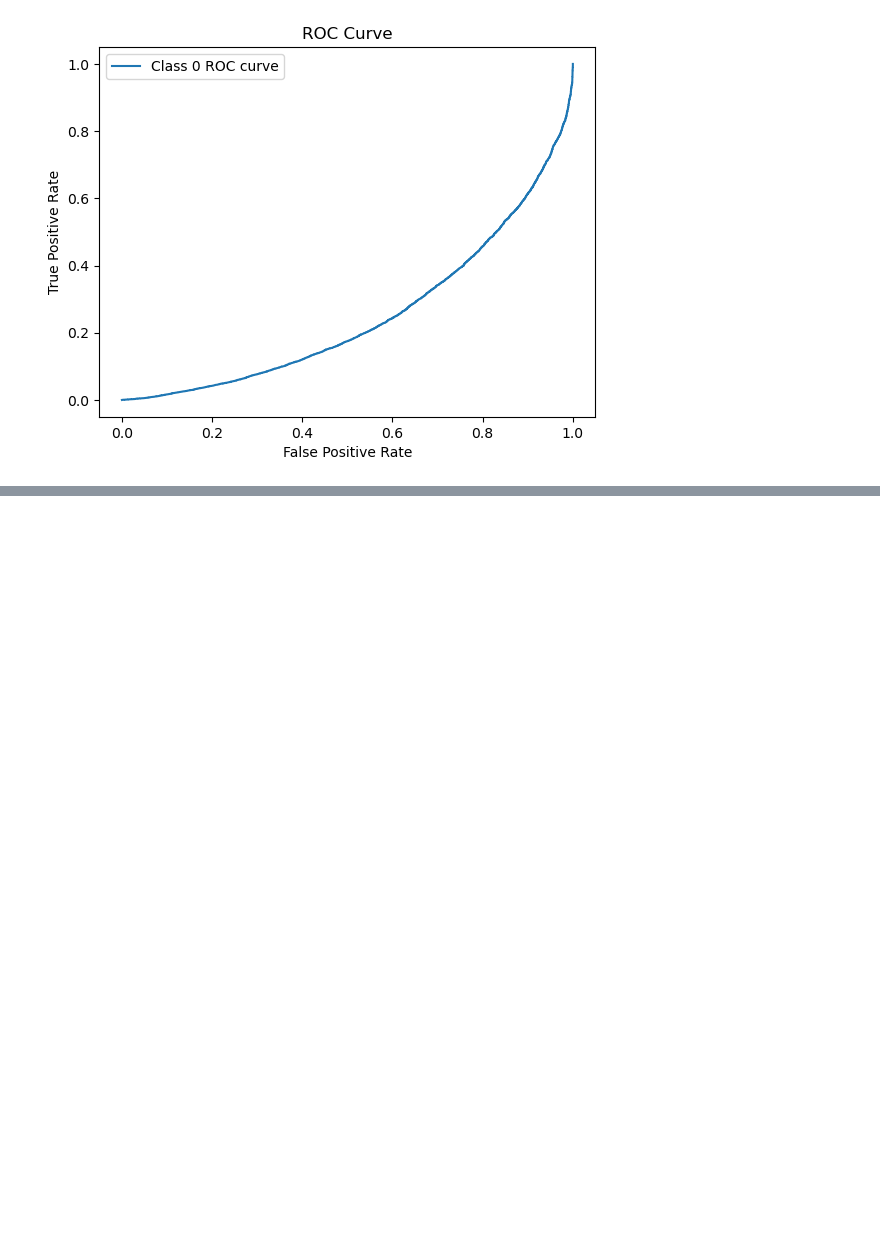
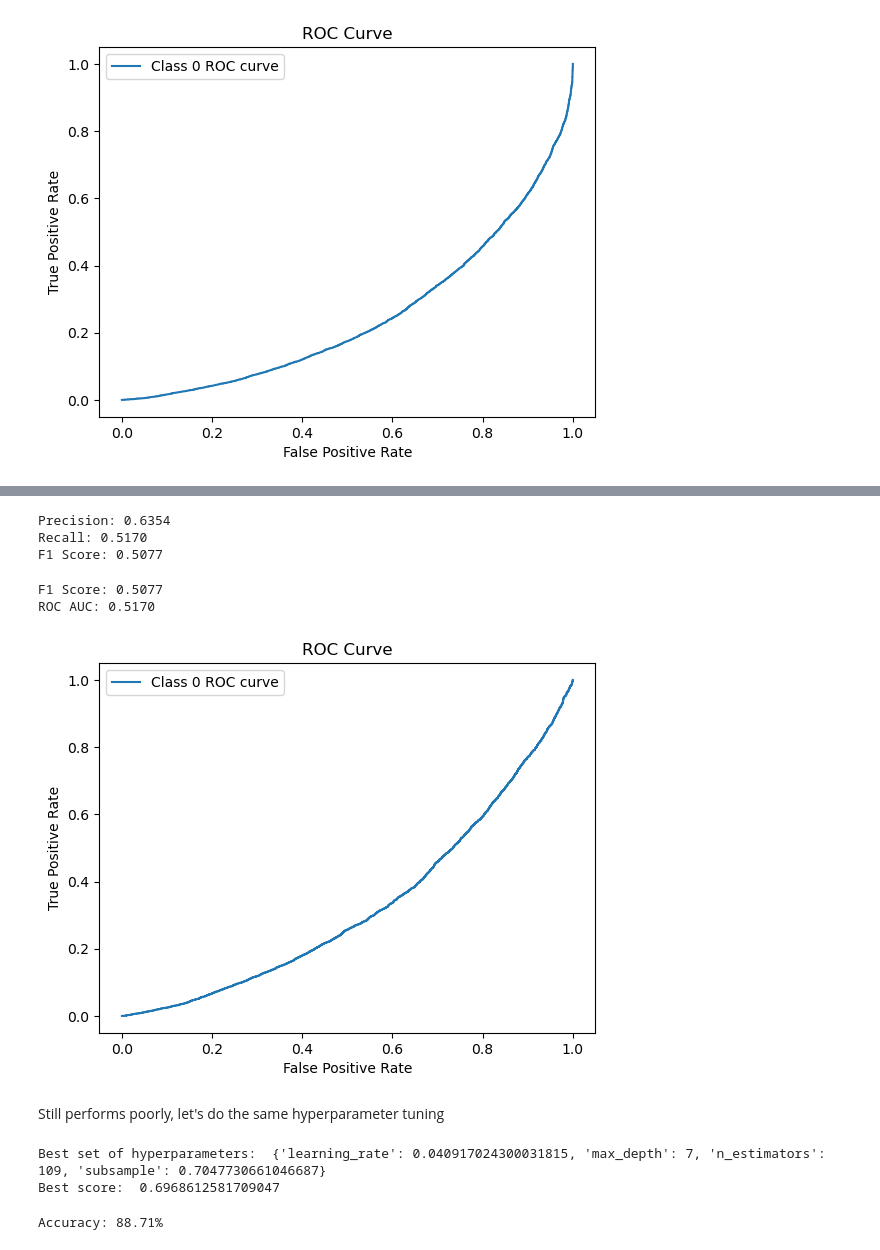
Before and after one commit to charlesbenfer/stuff_plus, a Jupyter notebook: data_analysis/xgboost.ipynb, the cells around one changed output, grey strips where cells are left out. Drawn from its saved outputs; the diff is of its cells as text; code cells hidden in the pictures; blank space fills up the shorter version.

```diff
--- a/data_analysis/xgboost.ipynb
+++ b/data_analysis/xgboost.ipynb
@@ -352,0 +384,70 @@ Even with some hyperparameter optimization, we still do not get a great performi
+# %%
+plt.show()
+precision = precision_score(y_test, predictions, average='macro')
+recall = recall_score(y_test, predictions, average='macro')
+f1 = f1_score(y_test, predictions, average='macro')
+
+print(f'Precision: {precision:.4f}')
+print(f'Recall: {recall:.4f}')
+print(f'F1 Score: {f1:.4f}')
+# %% [output]
+Precision: 0.6354
+Recall: 0.5170
+F1 Score: 0.5077
+# %%
+print(f'F1 Score: {f1:.4f}')
+y_pred_prob = model.predict_proba(X_test)[:, 1]
+roc_auc = roc_auc_score(y_test, predictions, multi_class='ovr')
+
+print(f'ROC AUC: {roc_auc:.4f}')
+
+# Plotting ROC Curve for one class (e.g., class 0)
+fpr, tpr, _ = roc_curve(y_test == 0, y_pred_prob)
+plt.plot(fpr, tpr, label='Class 0 ROC curve')
+plt.xlabel('False Positive Rate')
+plt.ylabel('True Positive Rate')
+plt.title('ROC Curve')
+plt.legend(loc='best')
+plt.show()
+# %% [output]
+F1 Score: 0.5077
+ROC AUC: 0.5170
+[figure, added]
+# %% [markdown]
+Still performs poorly, let's do the same hyperparameter tuning
+# %%
+# Define the hyperparameter distributions
+param_dist = {
+    'max_depth': stats.randint(3, 10),
+    'learning_rate': stats.uniform(0.01, 0.1),
+    'subsample': stats.uniform(0.5, 0.5),
+    'n_estimators':stats.randint(50, 200)
+}
+
+# Create the XGBoost model object
+xgb_model = XGBClassifier()
+
+# Create the RandomizedSearchCV object
+random_search = RandomizedSearchCV(xgb_model, param_distributions=param_dist, n_iter=10, cv=5, scoring='roc_auc')
+
+# Fit the RandomizedSearchCV object to the training data
+random_search.fit(X_train, y_train)
+
+# Print the best set of hyperparameters and the corresponding score
+print("Best set of hyperparameters: ", random_search.best_params_)
+print("Best score: ", random_search.best_score_)
+# %% [output]
+Best set of hyperparameters:  {'learning_rate': 0.040917024300031815, 'max_depth': 7, 'n_estimators': 109, 'subsample': 0.7047730661046687}
+Best score:  0.6968612581709047
+# %%
+best_xgb = XGBClassifier(learning_rate=0.040917024300031815, max_depth=7, n_estimators=109, subsample=0.7047730661046687)
+
+best_xgb.fit(X_train, y_train)
+
+y_pred = best_xgb.predict(X_test)
+predictions = [round(value) for value in y_pred]
+
+accuracy = accuracy_score(y_test, predictions)
+print("Accuracy: %.2f%%" % (accuracy * 100.0))
+# %% [output]
+Accuracy: 88.71%
```
Also changed, not shown: parts of 7 cells of this notebook.
